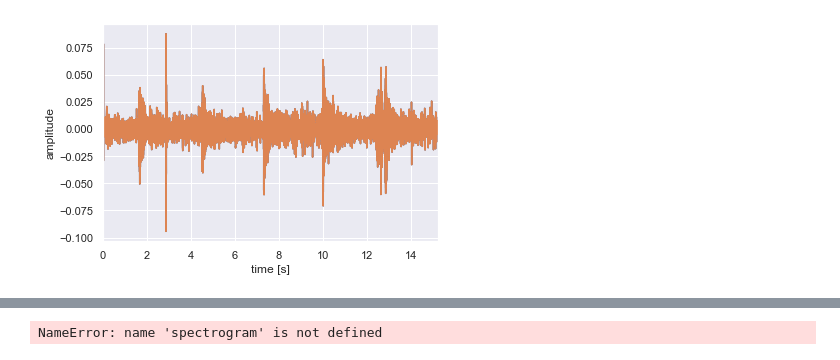
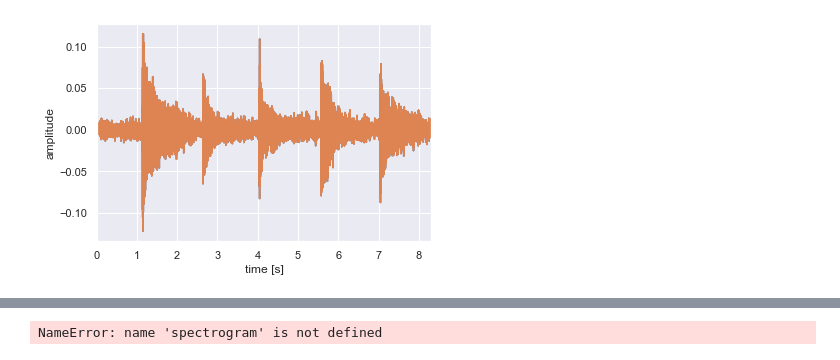
Before and after one commit to ScorpionXiezi/RhythmHound, a Jupyter notebook: Untitled.ipynb, the cells around one changed output, grey strips where cells are left out. Cells and saved outputs as stored; diff of their text form; code cells hidden in the pictures.

```diff
--- a/Untitled.ipynb
+++ b/Untitled.ipynb
@@ -17,24 +17,24 @@ thisdict = {
 # %%
 
 
 import parselmouth
 
 import numpy as np
 import matplotlib.pyplot as plt
 import seaborn as sns
 
 sns.set() # Use seaborn's default style to make attractive graphs
 
 # Plot nice figures using Python's "standard" matplotlib library
-snd = parselmouth.Sound("Demo.wav")
+snd = parselmouth.Sound("Demo 2.wav")
 plt.figure()
 plt.plot(snd.xs(), snd.values.T)
 plt.xlim([snd.xmin, snd.xmax])
 plt.xlabel("time [s]")
 plt.ylabel("amplitude")
 plt.show() # or plt.savefig("sound.png"), or plt.savefig("sound.pdf")
 # %% [output]
-[figure, old version]
+[figure, new version]
 # %%
 def draw_spectrogram(spectrogram, dynamic_range=70):
     X, Y = spectrogram.x_grid(), spectrogram.y_grid()
```
Also changed, not shown: parts of 1 cell of this notebook, 1 other file.
